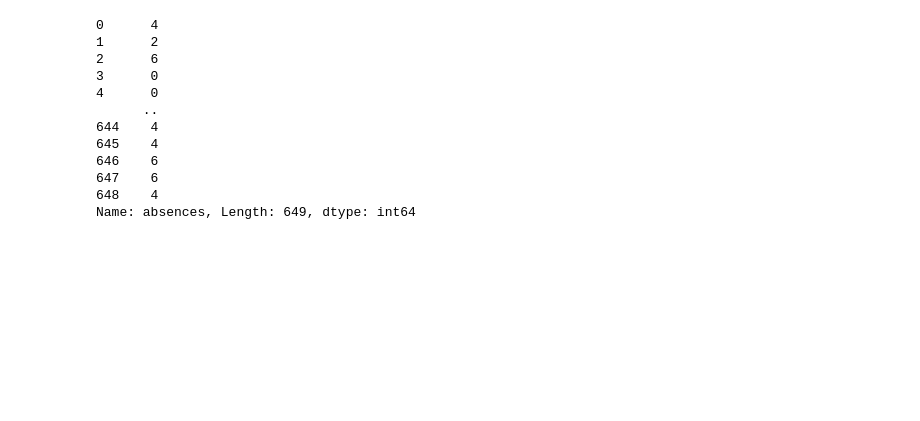
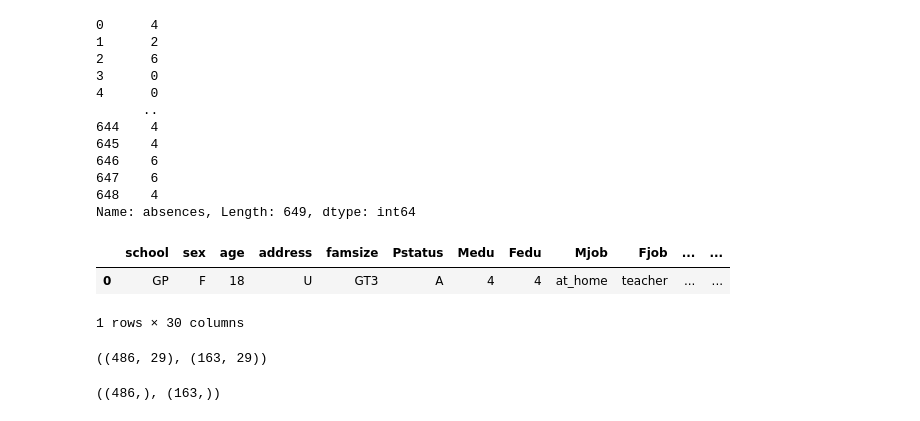
Before and after one commit to azaz9026/EDA, a Jupyter notebook: Student Performance/EDA_Student_Performance.ipynb, the cells around one changed output. Drawn from its saved outputs; the diff is of its cells as text; code cells hidden in the pictures; blank space fills up the shorter version.

Commit message:
train_test_split

```diff
--- a/Student Performance/EDA_Student_Performance.ipynb
+++ b/Student Performance/EDA_Student_Performance.ipynb
@@ -500,0 +499,6 @@ fr
+# %%
+students_grades_df.head(1)
+# %% [output]
+|  | school | sex | age | address | famsize | Pstatus | Medu | Fedu | Mjob | Fjob | ... | ... |
+| 0 | GP | F | 18 | U | GT3 | A | 4 | 4 | at_home | teacher | ... | ... |
+1 rows × 30 columns
@@ -500,0 +509,8 @@ fr
+# %%
+X_train.shape, X_test.shape
+# %% [output]
+((486, 29), (163, 29))
+# %%
+y_train.shape, y_test.shape
+# %% [output]
+((486,), (163,))
```
Also changed, not shown: parts of 3 cells of this notebook.
